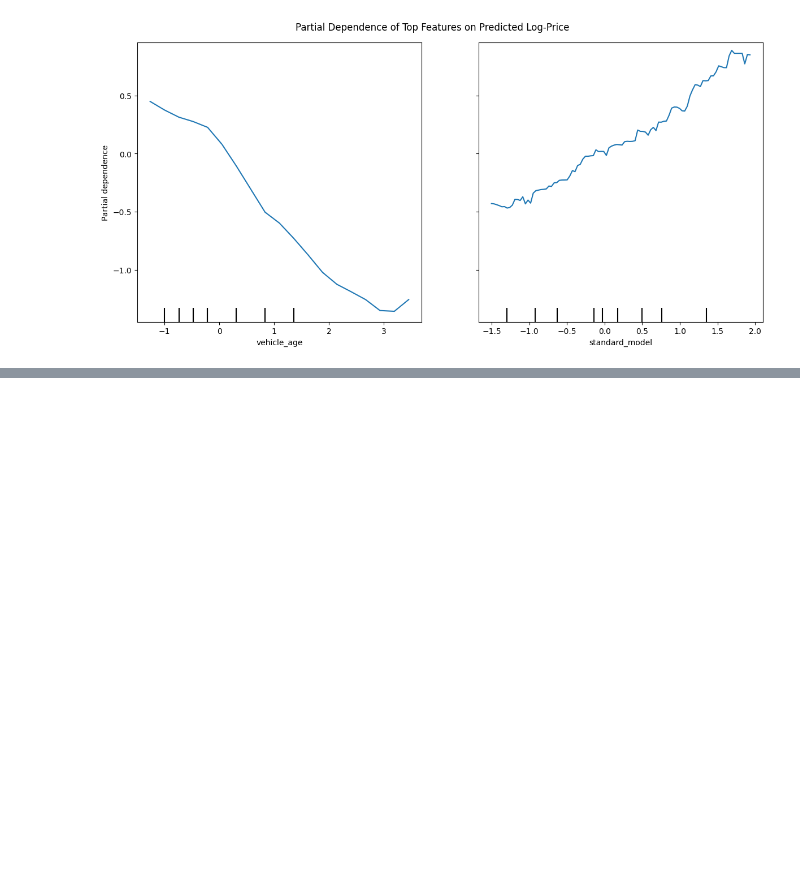
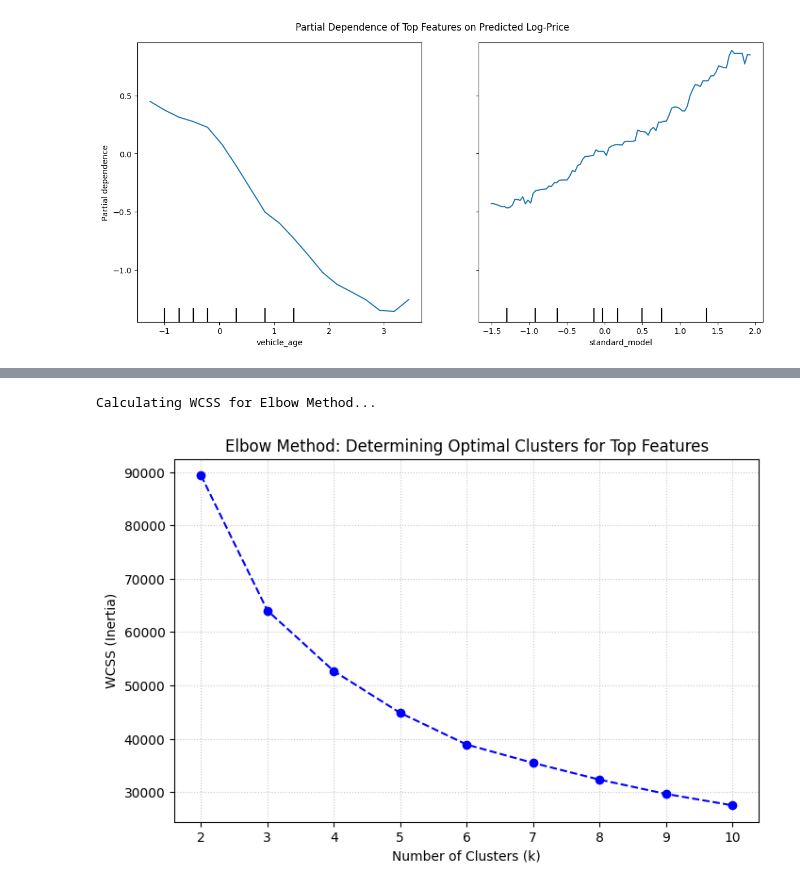
Before and after one commit to Ashwashhere/AdvancedMachineLearning_CarValuation, a Jupyter notebook: notebook.ipynb, the cells around one changed output, grey strips where cells are left out. Saved outputs shown, nothing was run; the diff lists cells and outputs as text; code cells hidden in the pictures; blank space fills up the shorter version.

```diff
--- a/notebook.ipynb
+++ b/notebook.ipynb
@@ -575,0 +767,32 @@ Generating Partial Dependence Plots (PDP)...
+# %%
+# 10. Clustering for feature engineering
+
+# Using the top features identified by SHAP values in Task 6
+features_for_clustering = ['vehicle_age', 'standard_model', 'standard_make']
+
+# Extract these columns from your fully scaled and preprocessed datasets
+X_cluster_train = X_train_final[features_for_clustering]
+X_cluster_test = X_test_final[features_for_clustering]
+
+# Determine the optimal number of clusters using the Elbow Method
+wcss = []
+k_range = range(2, 11)
+
+# Calculate WCSS for each k in the range
+print("Calculating WCSS for Elbow Method...")
+for k in k_range:
+    kmeans = KMeans(n_clusters=k, random_state=42, n_init=10)
+    kmeans.fit(X_cluster_train)
+    wcss.append(kmeans.inertia_)
+
+# Plot the Elbow Curve
+plt.figure(figsize=(8, 5))
+plt.plot(k_range, wcss, marker='o', linestyle='--', color='b')
+plt.title('Elbow Method: Determining Optimal Clusters for Top Features')
+plt.xlabel('Number of Clusters (k)')
+plt.ylabel('WCSS (Inertia)')
+plt.grid(True, linestyle=':', alpha=0.7)
+plt.show()
+# %% [output]
+Calculating WCSS for Elbow Method...
+[figure, added]
```
Also changed, not shown: parts of 11 cells of this notebook.
